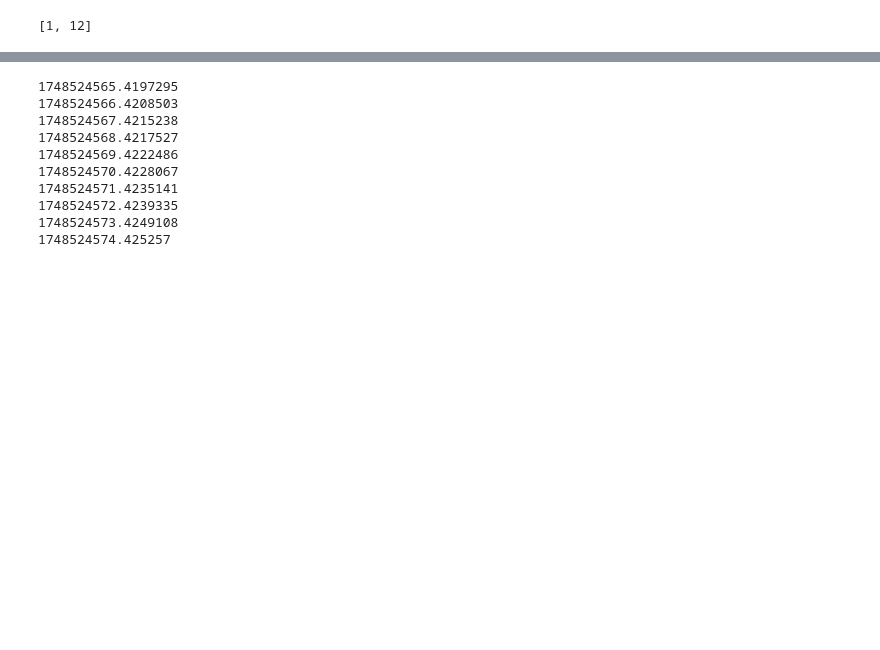
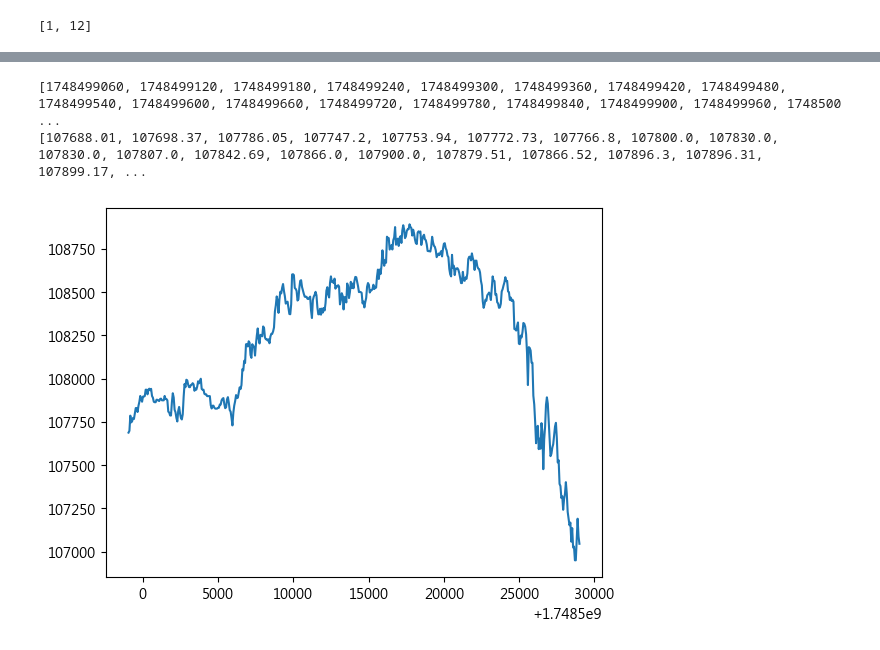
Before and after one commit to jimmyhsu28/BTC-Tracker, a Jupyter notebook: main.ipynb, the cells around one changed output, grey strips where cells are left out. Cells and saved outputs as stored; diff of their text form; code cells hidden in the pictures; blank space fills up the shorter version.

Commit message:
show open price plot

```diff
--- a/main.ipynb
+++ b/main.ipynb
@@ -175,16 +157,11 @@ for unit in klines_1m:
-# %%
-import time
-for _ in range(10):
-    print(time.time())
-    time.sleep(1)
-# %% [output]
-1748524565.4197295
-1748524566.4208503
-1748524567.4215238
-1748524568.4217527
-1748524569.4222486
-1748524570.4228067
-1748524571.4235141
-1748524572.4239335
-1748524573.4249108
-1748524574.425257
+# %%
+import matplotlib.pyplot as plt
+# python -m pip install matplotlib
+print(timestamps)
+print(open_prices)
+plt.plot(timestamps, open_prices)
+plt.show()
+# %% [output]
+[1748499060, 1748499120, 1748499180, 1748499240, 1748499300, 1748499360, 1748499420, 1748499480, 1748499540, 1748499600, 1748499660, 1748499720, 1748499780, 1748499840, 1748499900, 1748499960, 1748500 ...
+[107688.01, 107698.37, 107786.05, 107747.2, 107753.94, 107772.73, 107766.8, 107800.0, 107830.0, 107830.0, 107807.0, 107842.69, 107866.0, 107900.0, 107879.51, 107866.52, 107896.3, 107896.31, 107899.17, ...
+[figure, added]
```
Also changed, not shown: parts of 1 cell of this notebook.
